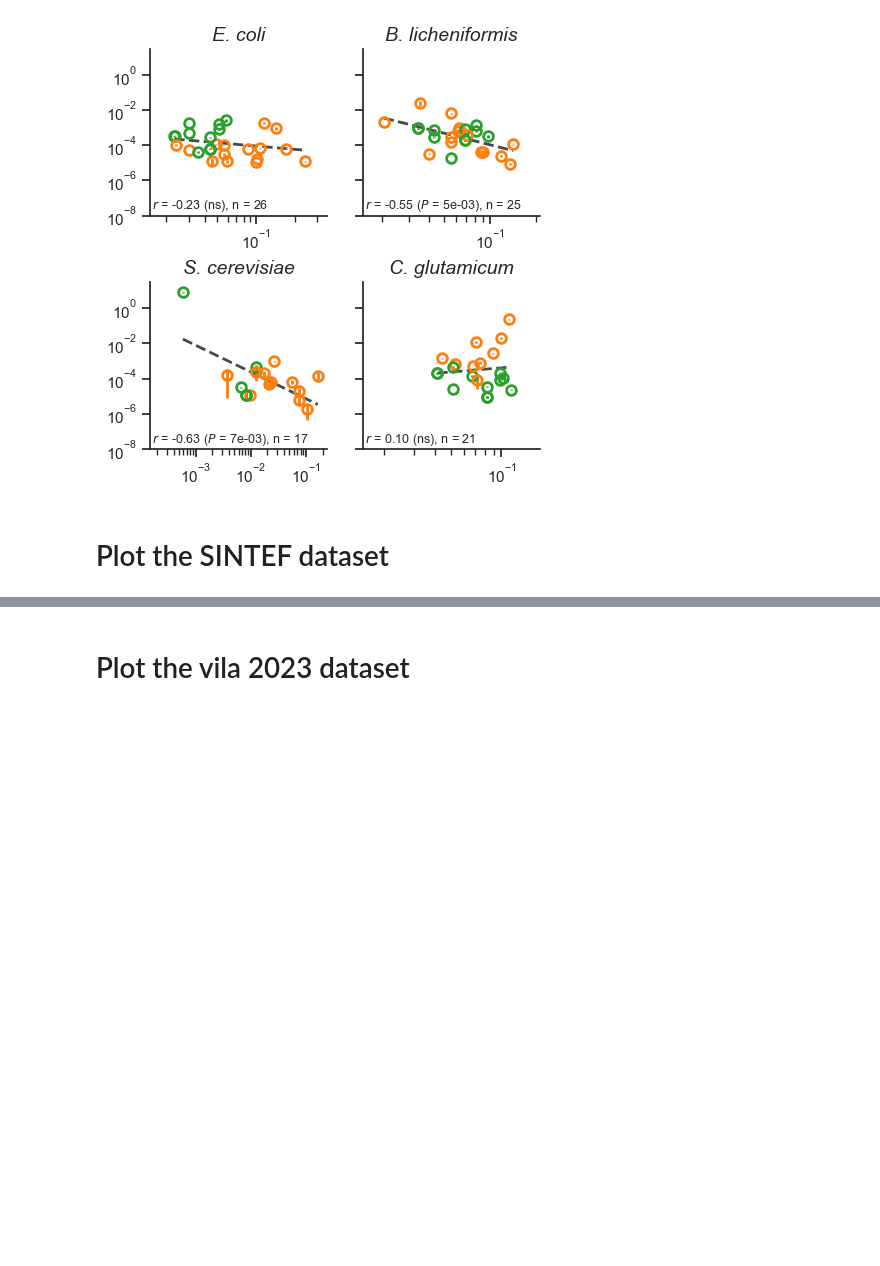
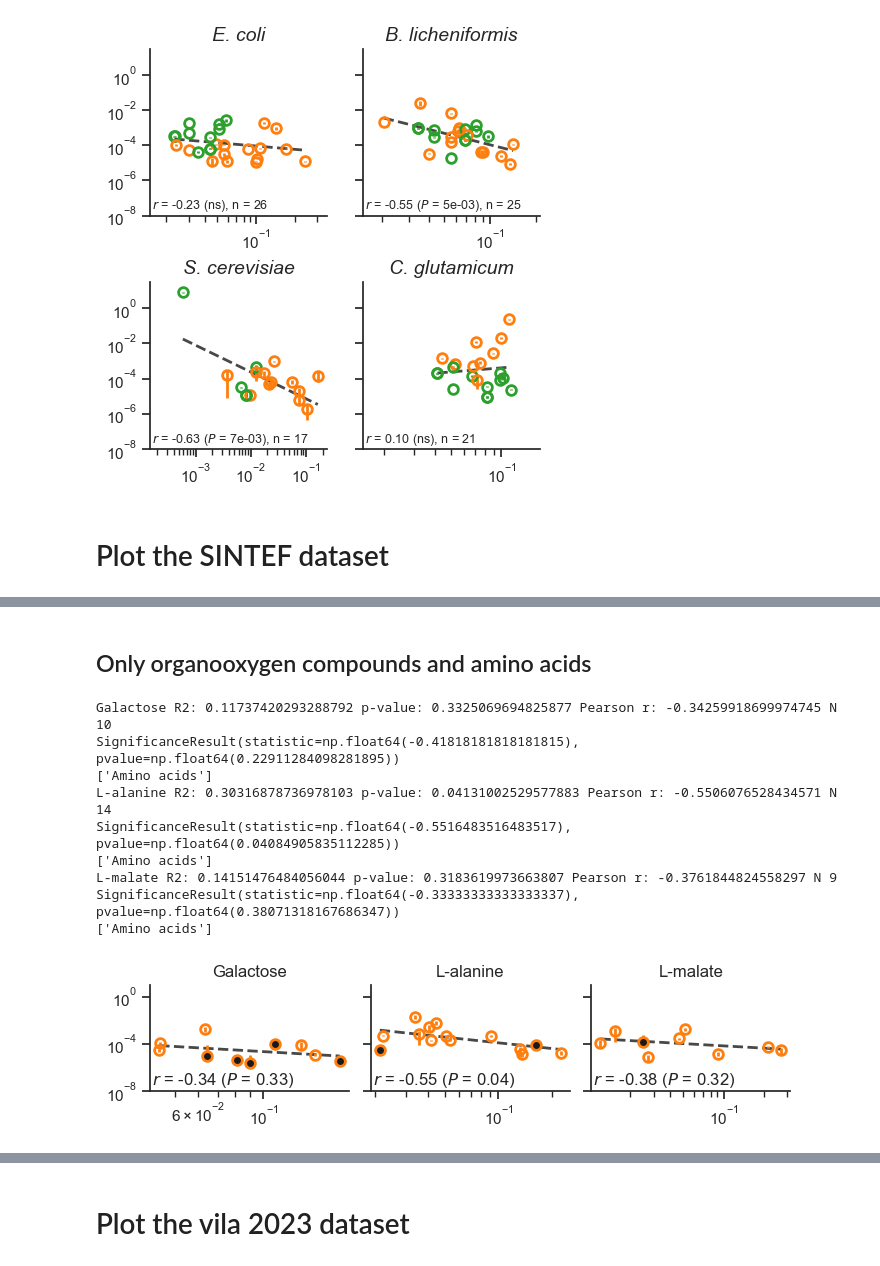
Before and after one commit to Mitri-lab/metabolite-release, a Jupyter notebook: notebooks/1_release_rates/4_div/4C_make_figure_1.ipynb, the cells around one changed output, grey strips where cells are left out. Cells and saved outputs as stored; diff of their text form; code cells hidden in the pictures; blank space fills up the shorter version.

```diff
--- a/notebooks/1_release_rates/4_div/4C_make_figure_1.ipynb
+++ b/notebooks/1_release_rates/4_div/4C_make_figure_1.ipynb
@@ -501,0 +526,61 @@ SignificanceResult(statistic=np.float64(-0.6986584107327141), pvalue=np.float64(
+# %% [markdown]
+## Only organooxygen compounds and amino acids
+# %%
+sns.set(font_scale = 1, style = 'ticks')
+fig, axes = plt.subplots(1, 3, figsize = (8, 2), sharey=True, sharex=False)
+for i, cs in enumerate(df_s['Carbon source'].unique()):
+    nanidx = df_s[['log10(Metabolite value [gDW/mmol])','log10(Rate [mmol/gDW/h])']].isna().any(axis = 1)
+    idxcs = (df_s['Carbon source'] == cs) & ~nanidx
+    idxclass = df_s.loc[:, 'Compound class'].isin(classes_keep)
+    idxcsclass = idxcs & idxclass
+
+    pcolors = df_s.loc[idxcsclass, 'Compound class'].map(cclass_color).values
+    x = df_s.loc[idxcsclass, 'Metabolite value [gDW/mmol]'].values
+    logx = df_s.loc[idxcsclass, 'log10(Metabolite value [gDW/mmol])'].values
+    y = df_s.loc[idxcsclass, 'Rate [mmol/gDW/h]'].values
+    logy = df_s.loc[idxcsclass, 'log10(Rate [mmol/gDW/h])'].values
+
+    yierr = df_s.loc[idxcsclass, 'Std. Err [mmol/gDW/h]'].values
+    yierr2 = np.array(list(zip(yierr, yierr))).T
+    for j in range(idxcsclass.sum()):
+        # axes[i].errorbar(x[j], y[j], yerr = yerr[:, j, np.newaxis], ls = 'none', marker = 'o', c = colors[j], zorder = 0, alpha = 0.8)
+        yjerr = yierr2[:, j, np.newaxis]
+        if yjerr[0] > y[j]:
+            yjerr[0] = 0
+            markerfacecolor = 'k'
+        else:
+            markerfacecolor = 'none'
+        axes[i].errorbar(x[j], y[j], yerr = yjerr,  ls = 'none', marker = 'o', c = pcolors[j], zorder = 0,
+                         markeredgecolor=pcolors[j], markerfacecolor=markerfacecolor,
+                         markeredgewidth = 2, linewidth = 2, ms = 7,
+                         ecolor = pcolors[j])# alpha = 0.8,
+    axes[i].set_title(cs, fontsize=12)
+    slope, intercept, rvalue, pvalue, _ = linregress(logx,logy)
+    xarr, yarr, xarr10, yarr10 = linear_fit(slope, intercept, logx)
+    pearson_r, pearson_p = st.pearsonr(logx, logy)
+
+    axes[i].plot(xarr10, yarr10, ls = '--', c = 'k', lw = 2, zorder=-1, alpha = 0.8)
+    axes[i].annotate(fr'$r$ = {pearson_r:.2f} ($P$ = {pvalue:.2f})', (0.01, 0.01), xycoords = 'axes fraction', ha = 'left', va = 'bottom')
+    axes[i].set_yscale('log')
+    axes[i].set_xscale('log')
+    print(cs, 'R2:', rvalue**2, 'p-value:', pvalue, 'Pearson r:', rvalue, 'N', len(logx))
+    print(st.spearmanr(logx, logy))
+    print(df_s.loc[idxcsclass, 'Compound class'].unique())
+
+# axes[1].set_xlim([0.015, 0.25])
+axes[0].set_ylim(1e-8,10)
+sns.despine()
+plt.subplots_adjust(wspace = 0.11, hspace = 0.3, left=0.15, right=0.95, top=0.88, bottom=0.35)
+
+# plt.savefig(figure_folder / '1_sintef rates.pdf')
+# %% [output]
+Galactose R2: 0.11737420293288792 p-value: 0.3325069694825877 Pearson r: -0.34259918699974745 N 10
+SignificanceResult(statistic=np.float64(-0.41818181818181815), pvalue=np.float64(0.22911284098281895))
+['Amino acids']
+L-alanine R2: 0.30316878736978103 p-value: 0.04131002529577883 Pearson r: -0.5506076528434571 N 14
+SignificanceResult(statistic=np.float64(-0.5516483516483517), pvalue=np.float64(0.04084905835112285))
+['Amino acids']
+L-malate R2: 0.14151476484056044 p-value: 0.3183619973663807 Pearson r: -0.3761844824558297 N 9
+SignificanceResult(statistic=np.float64(-0.33333333333333337), pvalue=np.float64(0.38071318167686347))
+['Amino acids']
+[figure, added]
```
Also changed, not shown: parts of 5 cells of this notebook, 1 other file.
